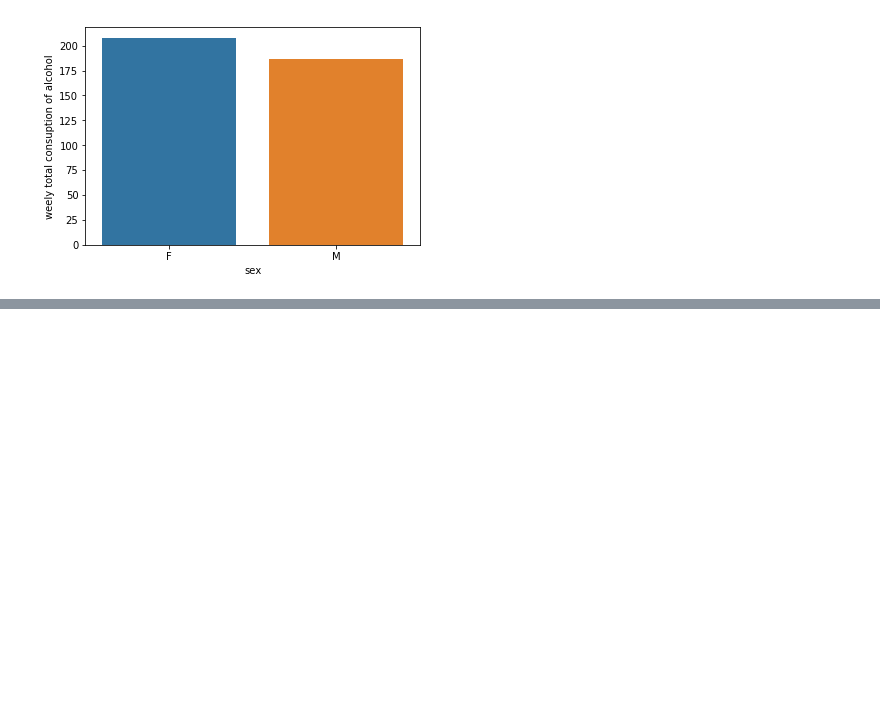
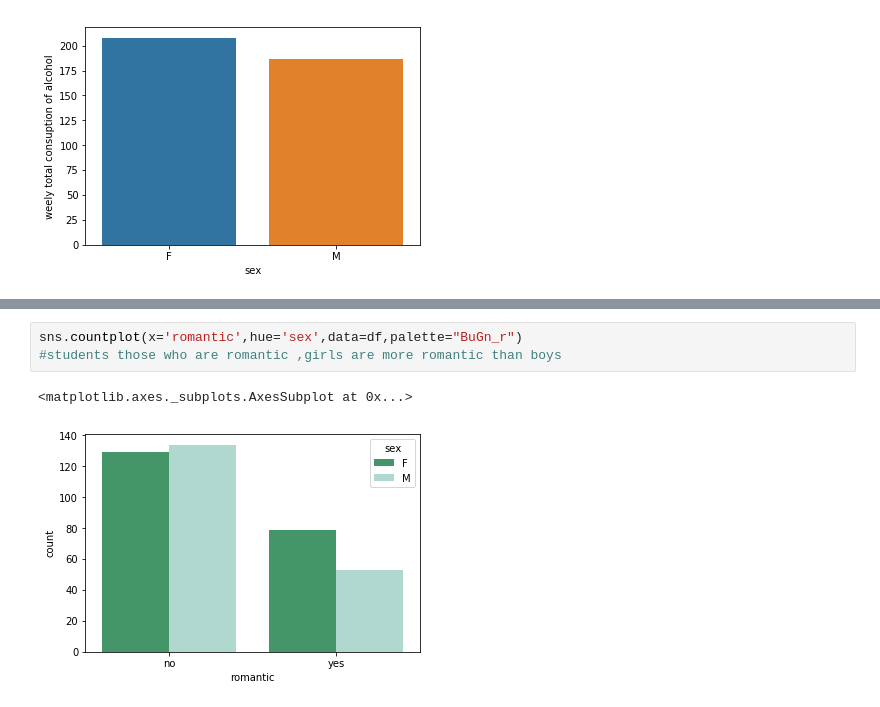
Before and after one commit to Learnlearningplatform/Student_analysis, a Jupyter notebook: project1.ipynb, the cells around one changed output, grey strips where cells are left out. Saved outputs shown, nothing was run; the diff lists cells and outputs as text; blank space fills up the shorter version.

```diff
--- a/project1.ipynb
+++ b/project1.ipynb
@@ -276,0 +295,6 @@ Text(0, 0.5, 'weely total consuption of alcohol')
+# %%
+sns.countplot(x='romantic',hue='sex',data=df,palette="BuGn_r")
+#students those who are romantic ,girls are more romantic than boys
+# %% [output]
+<matplotlib.axes._subplots.AxesSubplot at 0x...>
+[figure, added]
```
Also changed, not shown: parts of 16 cells of this notebook.
